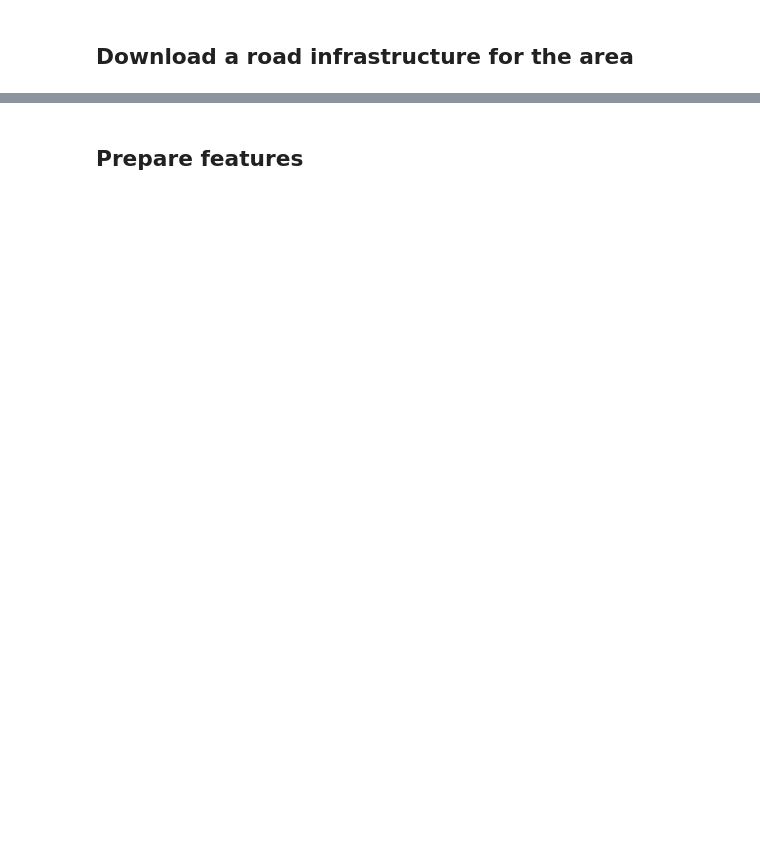
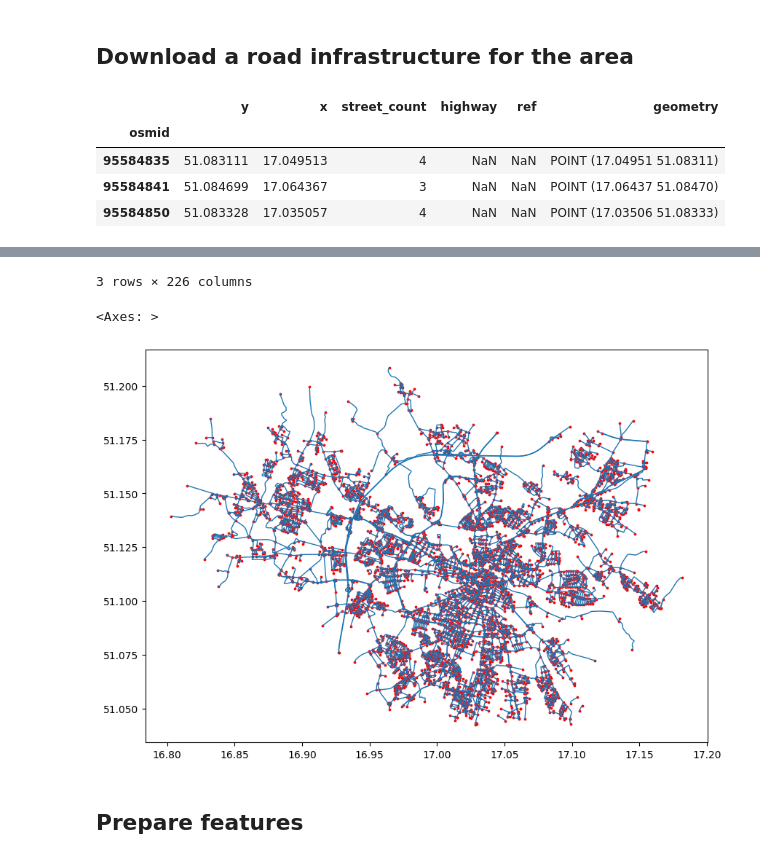
Before and after one commit to Calychas/highway2vec_remaster, a Jupyter notebook: notebooks/highway2vec_embedder.ipynb, the cells around one changed output, grey strips where cells are left out. Drawn from its saved outputs; the diff is of its cells as text; code cells hidden in the pictures; blank space fills up the shorter version.

```diff
--- a/notebooks/highway2vec_embedder.ipynb
+++ b/notebooks/highway2vec_embedder.ipynb
@@ -27,5 +41,14 @@ from srai.loaders.osm_way_loader import NetworkType
 loader = OSMWayLoader(NetworkType.DRIVE)
 nodes_gdf, edges_gdf = loader.load(area_gdf)
 
+display(nodes_gdf.head(3))
+display(edges_gdf.head(3))
+
 ax = edges_gdf.plot(linewidth=1, figsize=(12, 7))
 nodes_gdf.plot(ax=ax, markersize=3, color="red")
+# %% [output]
+|  | y | x | street_count | highway | ref | geometry |
+| osmid |  |  |  |  |  |  |
+| 95584835 | 51.083111 | 17.049513 | 4 | NaN | NaN | POINT (17.04951 51.08311) |
+| 95584841 | 51.084699 | 17.064367 | 3 | NaN | NaN | POINT (17.06437 51.08470) |
+| 95584850 | 51.083328 | 17.035057 | 4 | NaN | NaN | POINT (17.03506 51.08333) |
@@ -32,3 +60,6 @@ nodes_gdf.plot(ax=ax, markersize=3, color="red")
+3 rows × 226 columns
+<Axes: >
+[figure, added]
 # %% [markdown]
 ## Prepare features
 # %%
```
Also changed, not shown: parts of 7 cells of this notebook, 23 other files.
